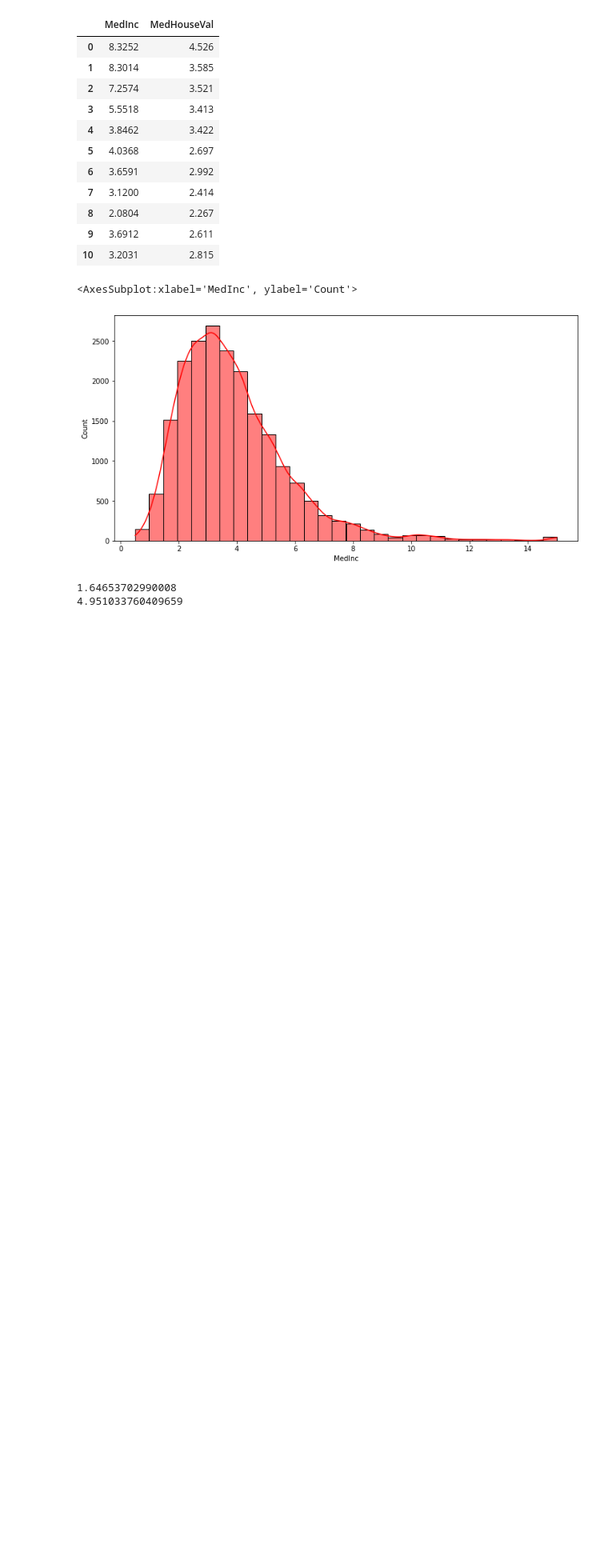
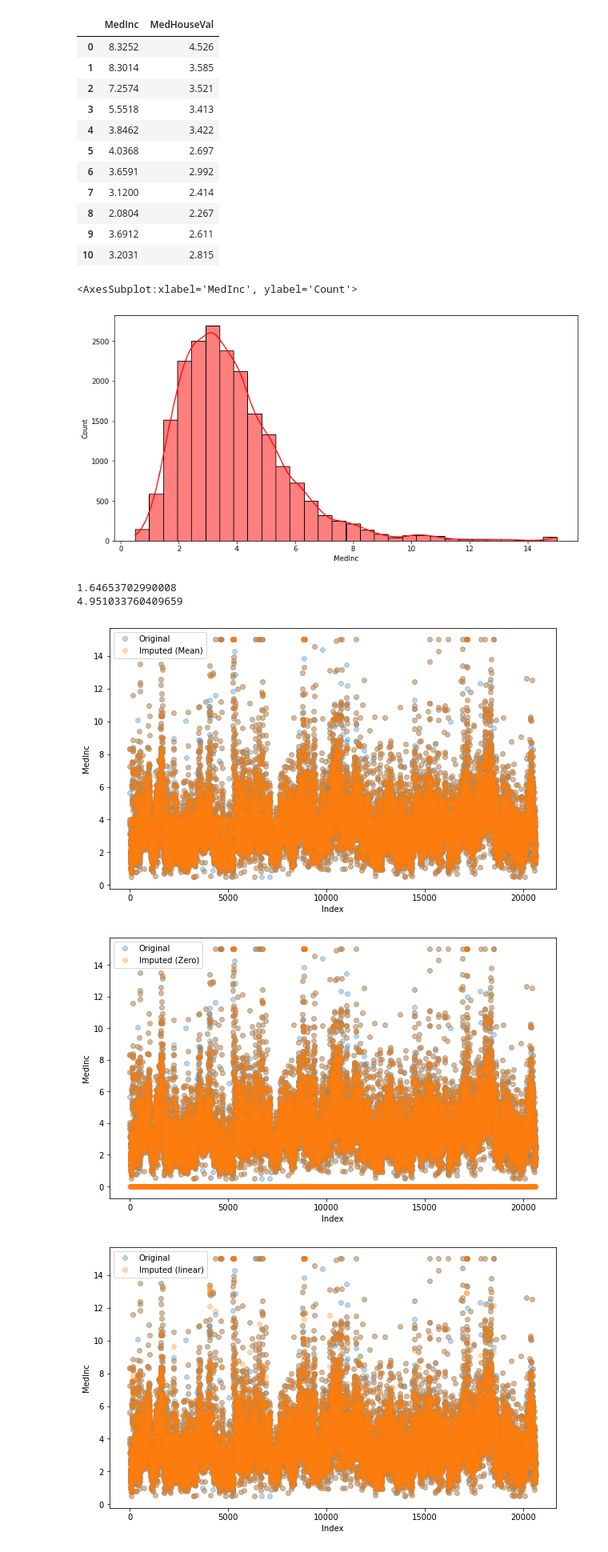
Before and after one commit to piaoruilin/BDA, a Jupyter notebook: machinelearning/복습_박예린16_240525.ipynb, the cells around one changed output. Shown at 80% size. Saved outputs shown, nothing was run; the diff lists cells and outputs as text; code cells hidden in the pictures; blank space fills up the shorter version.

Commit message:
added more data

```diff
--- a/machinelearning/복습_박예린16_240525.ipynb
+++ b/machinelearning/복습_박예린16_240525.ipynb
@@ -133,3 +133,38 @@ print(medinc_kurtosis)
 # %% [output]
 1.64653702990008
 4.951033760409659
+# %%
+## 평균으로 대치
+
+data_mean_imputed = data_missing.copy()
+mean_value = data_mean_imputed['MedInc'].mean()
+data_mean_imputed['MedInc'] = data_mean_imputed['MedInc'].fillna(mean_value)
+
+
+# 0값으로 대치
+
+data_zero_imputed = data_missing.copy()
+data_zero_imputed['MedInc'] = data_zero_imputed['MedInc'].fillna(0)
+
+
+# 보간법 (선형보간)
+
+data_linear_interpolated = data_missing.copy()
+data_linear_interpolated['MedInc'] = data_linear_interpolated['MedInc'].interpolate()
+# %%
+def plot_comp(original, imputed, method):
+    plt.figure(figsize=(10,6))
+    plt.plot(original.index, original['MedInc'],'o', label='Original', alpha=0.3)
+    plt.plot(imputed.index, imputed['MedInc'],'o', label=f'Imputed ({method})', alpha=0.3)
+    plt.xlabel('Index')
+    plt.ylabel('MedInc')
+    plt.legend()
+    plt.show()
+# %%
+plot_comp(data, data_mean_imputed, 'Mean')
+plot_comp(data, data_zero_imputed, 'Zero')
+plot_comp(data, data_linear_interpolated, 'linear')
+# %% [output]
+[figure, added]
+[figure, added]
+[figure, added]
```
Also changed, not shown: parts of 12 cells of this notebook.
